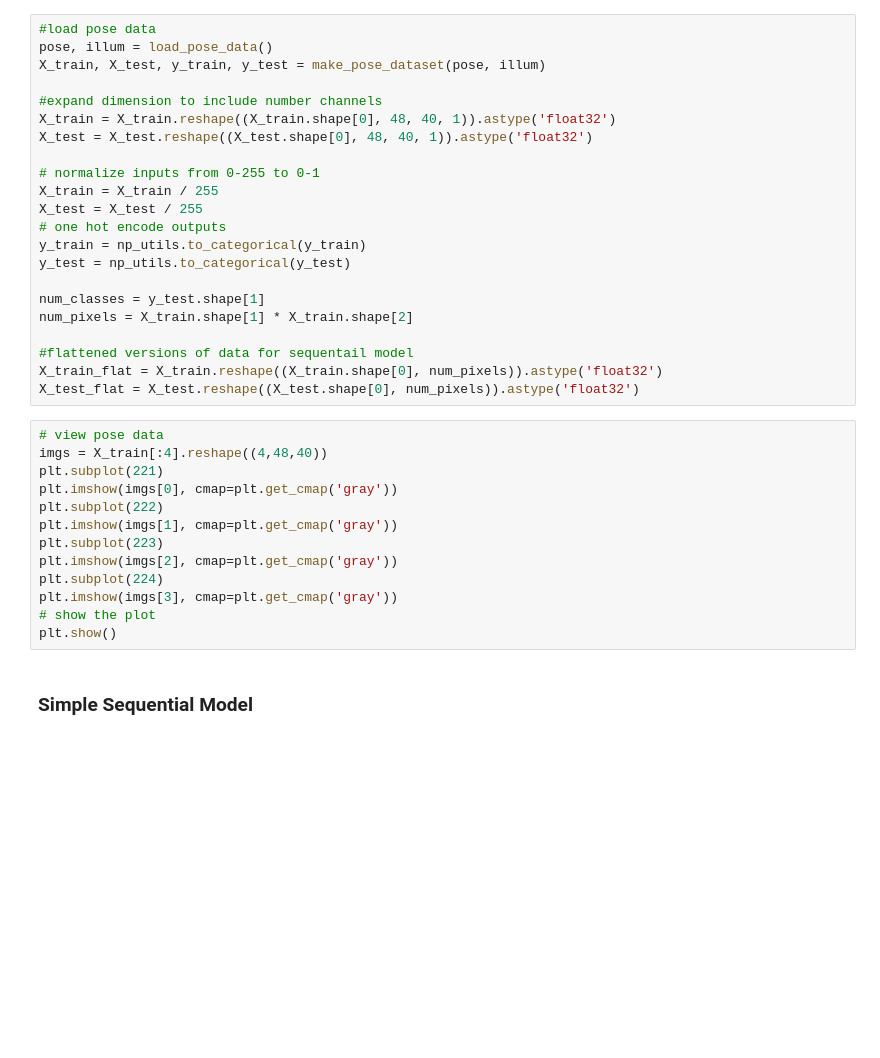
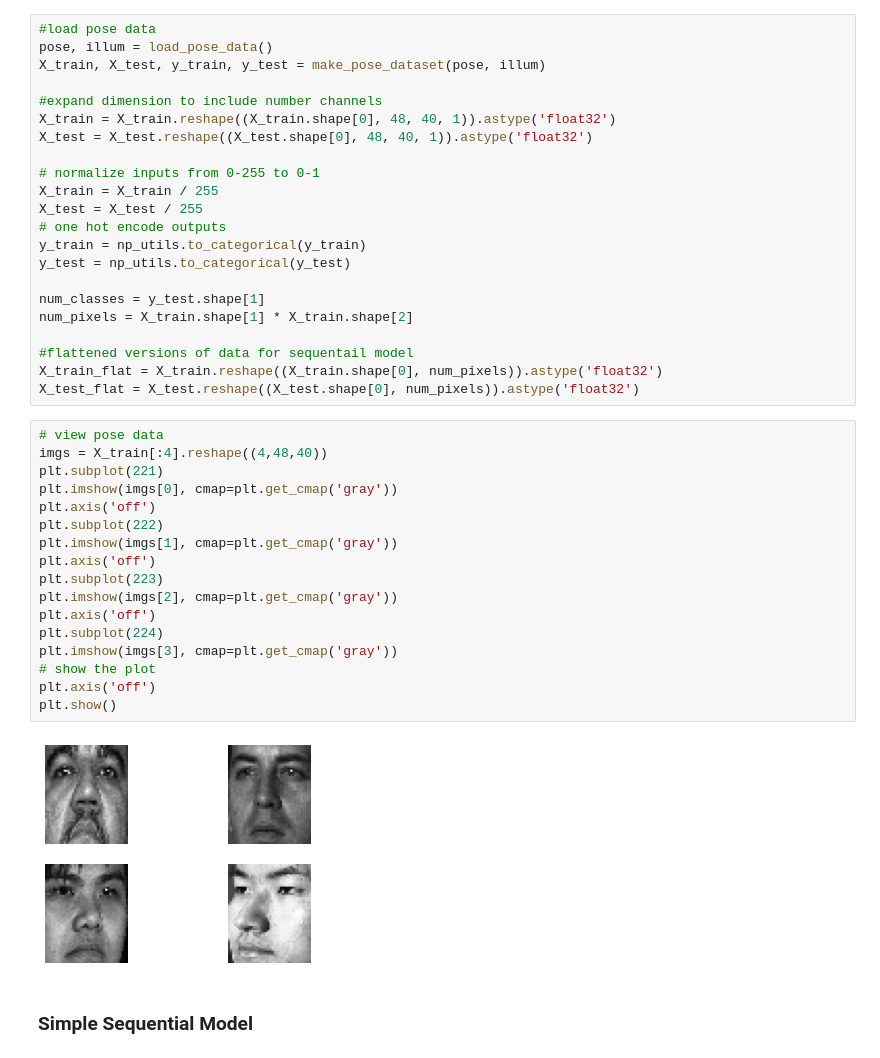
Before and after one commit to Dkashkett/Image_classification_using_CNNs, a Jupyter notebook: project2.ipynb, the cells around one changed output. Saved outputs shown, nothing was run; the diff lists cells and outputs as text; blank space fills up the shorter version.

```diff
--- a/project2.ipynb
+++ b/project2.ipynb
@@ -116,16 +116,22 @@ X_test_flat = X_test.reshape((X_test.shape[0], num_pixels)).astype('float32')
 # %%
 # view pose data
 imgs = X_train[:4].reshape((4,48,40))
 plt.subplot(221)
 plt.imshow(imgs[0], cmap=plt.get_cmap('gray'))
+plt.axis('off')
 plt.subplot(222)
 plt.imshow(imgs[1], cmap=plt.get_cmap('gray'))
+plt.axis('off')
 plt.subplot(223)
 plt.imshow(imgs[2], cmap=plt.get_cmap('gray'))
+plt.axis('off')
 plt.subplot(224)
 plt.imshow(imgs[3], cmap=plt.get_cmap('gray'))
 # show the plot
+plt.axis('off')
 plt.show()
+# %% [output]
+[figure, added]
 # %% [markdown]
 ### Simple Sequential Model
 # %%
```
